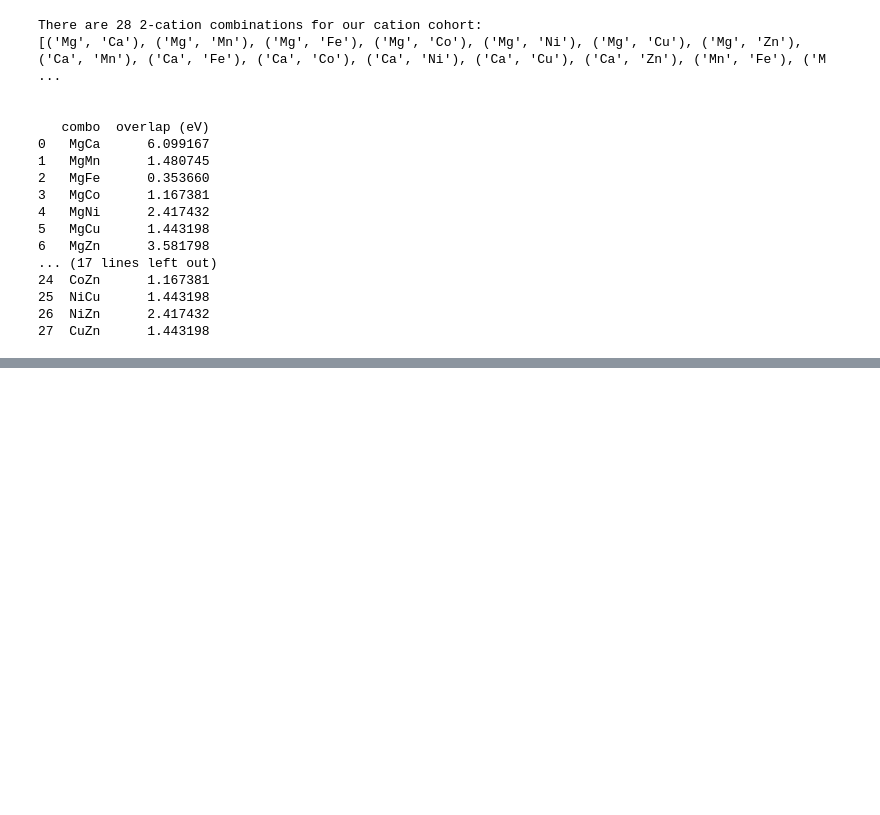
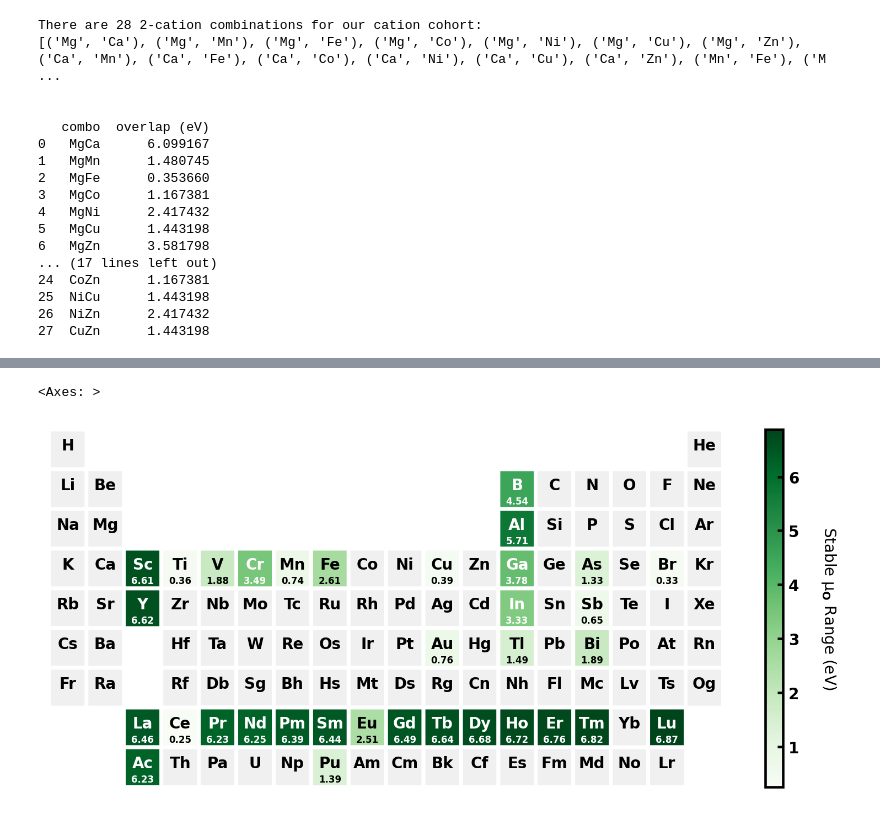
Before and after one commit to jsivak7/pytheos, a Jupyter notebook: notebooks/chempot_overlap.ipynb, the cells around one changed output, grey strips where cells are left out. Cells and saved outputs as stored; diff of their text form; code cells hidden in the pictures; blank space fills up the shorter version.

```diff
--- a/notebooks/chempot_overlap.ipynb
+++ b/notebooks/chempot_overlap.ipynb
@@ -271,0 +575,13 @@ There are 28 2-cation combinations for our cation cohort:
+# %%
+from pytheos.plotting import plot_heatmap_periodic_table
+
+plot_heatmap_periodic_table(
+    elemental_data=chempot_stability_windows,
+    cbar_label=r"Stable μ$_{\rm O}$ Range (eV)",
+    cmap="Greens",
+    blank_color="#F0F0F0",
+    value_format="%.2f",
+    )
+# %% [output]
+<Axes: >
+[figure, added]
```
Also changed, not shown: parts of 7 cells of this notebook, 1 other file.
